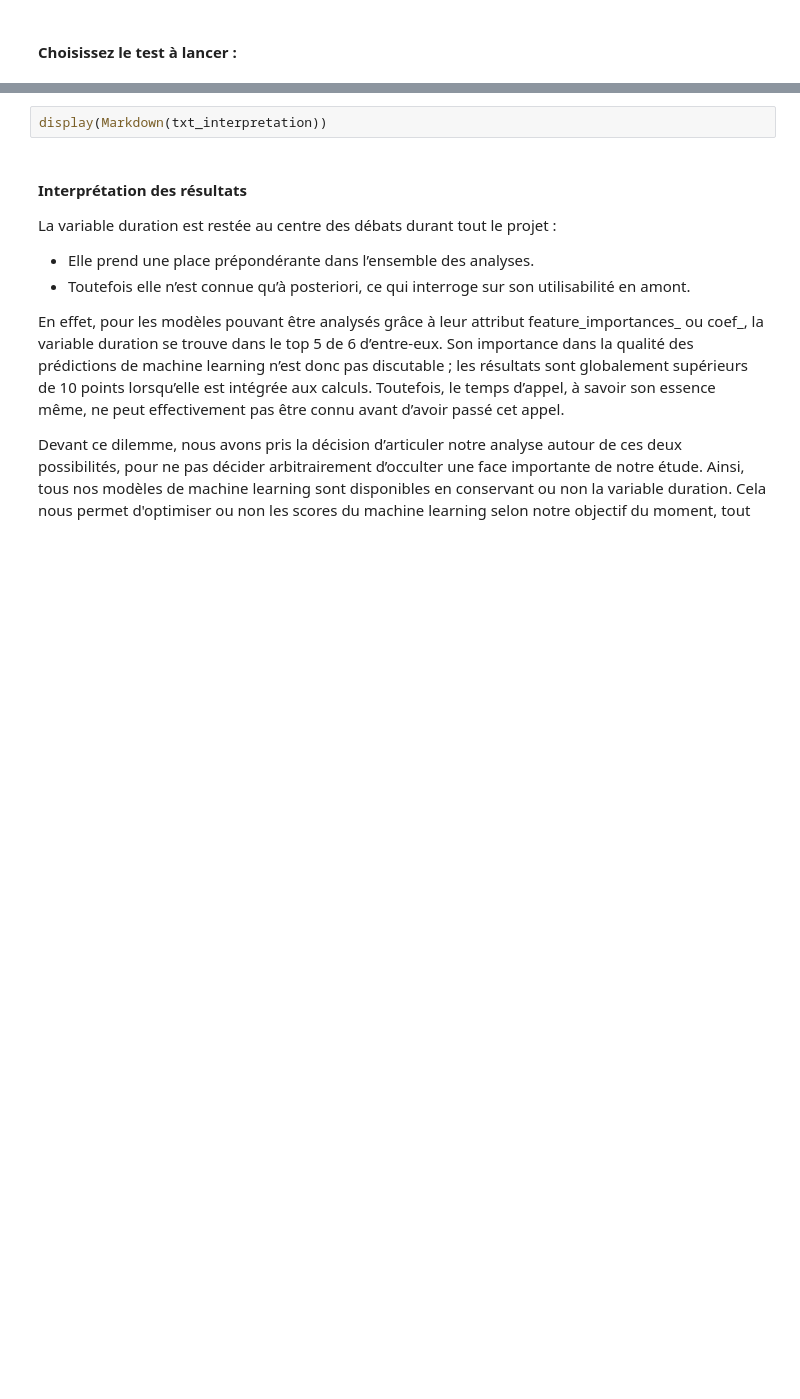
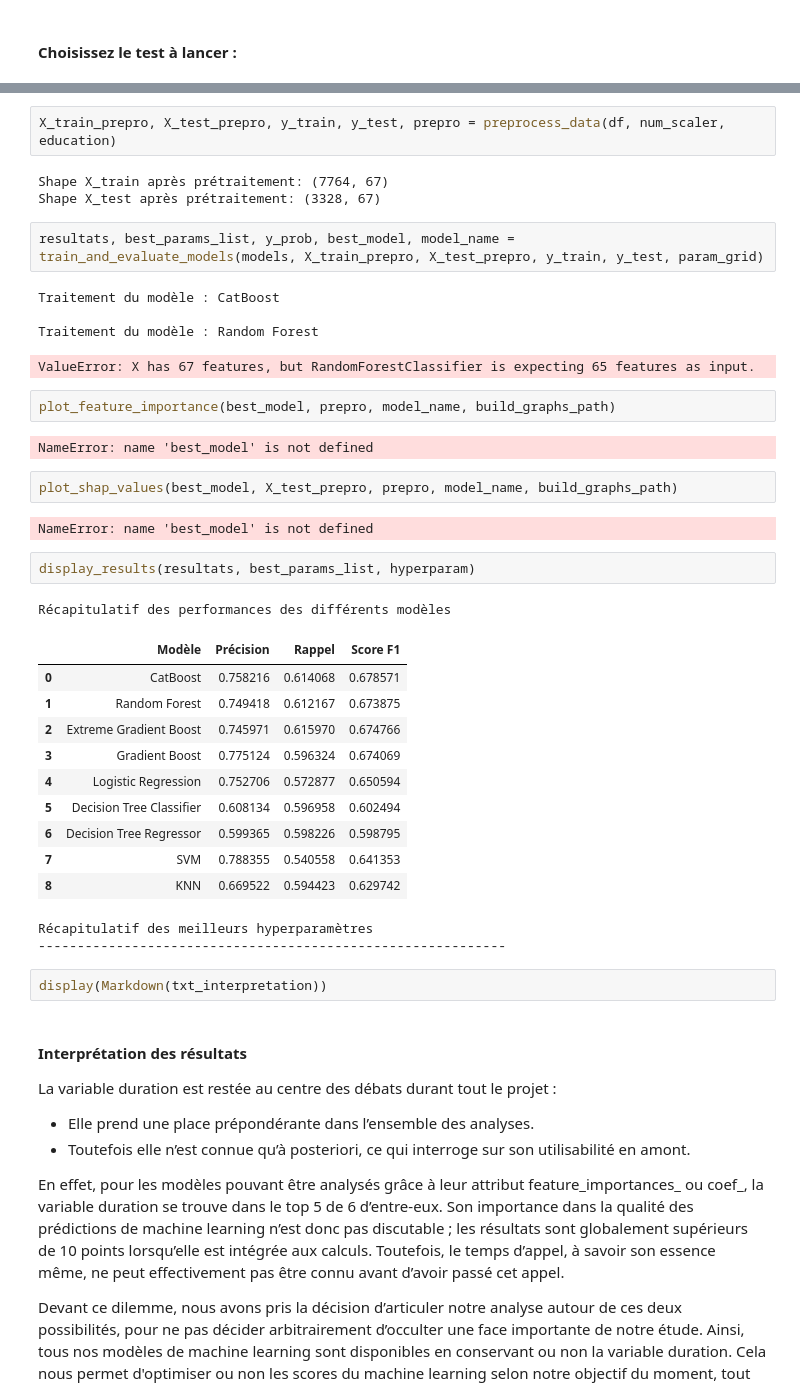
Before and after one commit to les4datafantastiques/bank_marketing, a Jupyter notebook: Les_4_data_fantastiques.ipynb, the cells around one changed output, grey strips where cells are left out. Cells and saved outputs as stored; diff of their text form; blank space fills up the shorter version.

```diff
--- a/Les_4_data_fantastiques.ipynb
+++ b/Les_4_data_fantastiques.ipynb
@@ -1370,3 +1483,39 @@ Variables les plus importantes du modèle  Random Forest
+# %%
+X_train_prepro, X_test_prepro, y_train, y_test, prepro = preprocess_data(df, num_scaler, education)
+# %% [output]
+Shape X_train après prétraitement: (7764, 67)
+Shape X_test après prétraitement: (3328, 67)
+# %%
+resultats, best_params_list, y_prob, best_model, model_name = train_and_evaluate_models(models, X_train_prepro, X_test_prepro, y_train, y_test, param_grid)
+# %% [output]
+Traitement du modèle : CatBoost
+
+Traitement du modèle : Random Forest
+ValueError: X has 67 features, but RandomForestClassifier is expecting 65 features as input.
+# %%
+plot_feature_importance(best_model, prepro, model_name, build_graphs_path)
+# %% [output]
+NameError: name 'best_model' is not defined
+# %%
+plot_shap_values(best_model, X_test_prepro, prepro, model_name, build_graphs_path)
+# %% [output]
+NameError: name 'best_model' is not defined
+# %%
+display_results(resultats, best_params_list, hyperparam)
+# %% [output]
+Récapitulatif des performances des différents modèles
+|  | Modèle | Précision | Rappel | Score F1 |
+| 0 | CatBoost | 0.758216 | 0.614068 | 0.678571 |
+| 1 | Random Forest | 0.749418 | 0.612167 | 0.673875 |
+| 2 | Extreme Gradient Boost | 0.745971 | 0.615970 | 0.674766 |
+| 3 | Gradient Boost | 0.775124 | 0.596324 | 0.674069 |
+| 4 | Logistic Regression | 0.752706 | 0.572877 | 0.650594 |
+| 5 | Decision Tree Classifier | 0.608134 | 0.596958 | 0.602494 |
+| 6 | Decision Tree Regressor | 0.599365 | 0.598226 | 0.598795 |
+| 7 | SVM | 0.788355 | 0.540558 | 0.641353 |
+| 8 | KNN | 0.669522 | 0.594423 | 0.629742 |
+Récapitulatif des meilleurs hyperparamètres
+------------------------------------------------------------
 # %%
 display(Markdown(txt_interpretation))
 # %% [output]
```
Also changed, not shown: parts of 24 cells of this notebook, 5 other files.
